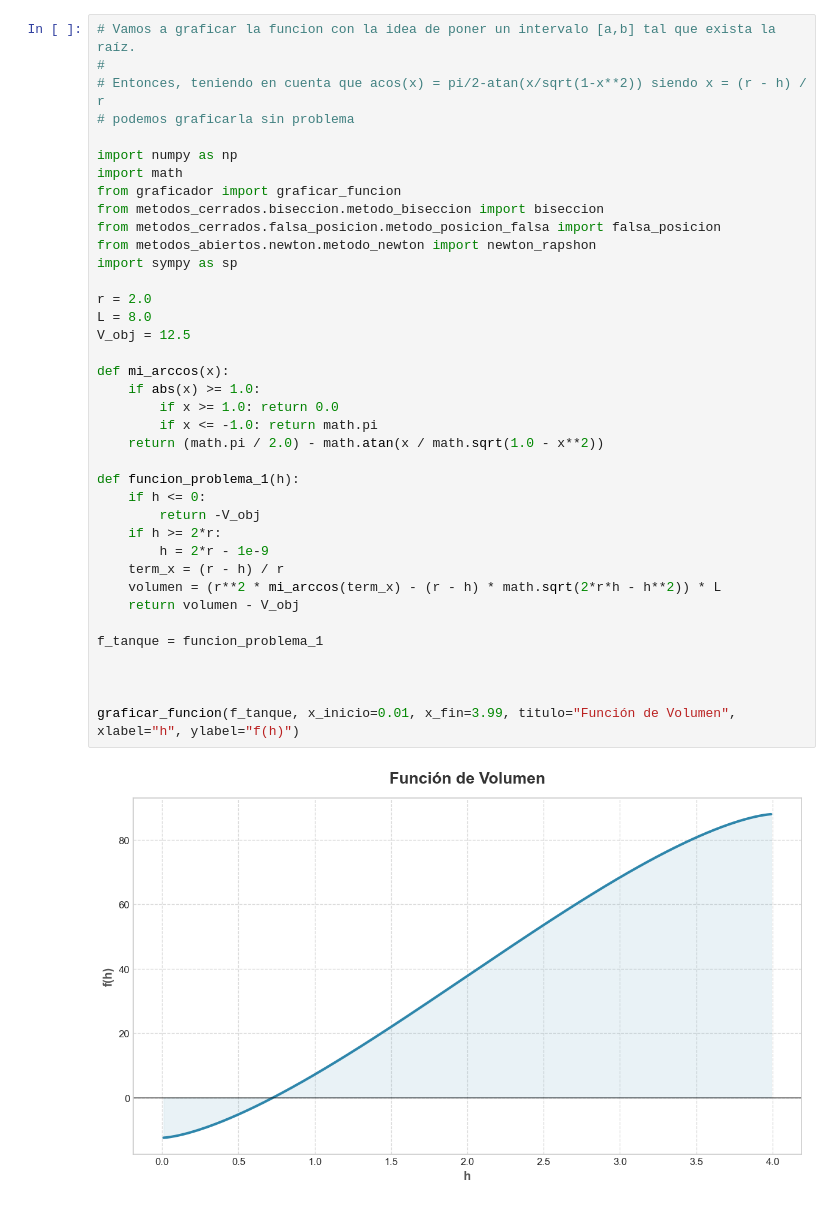
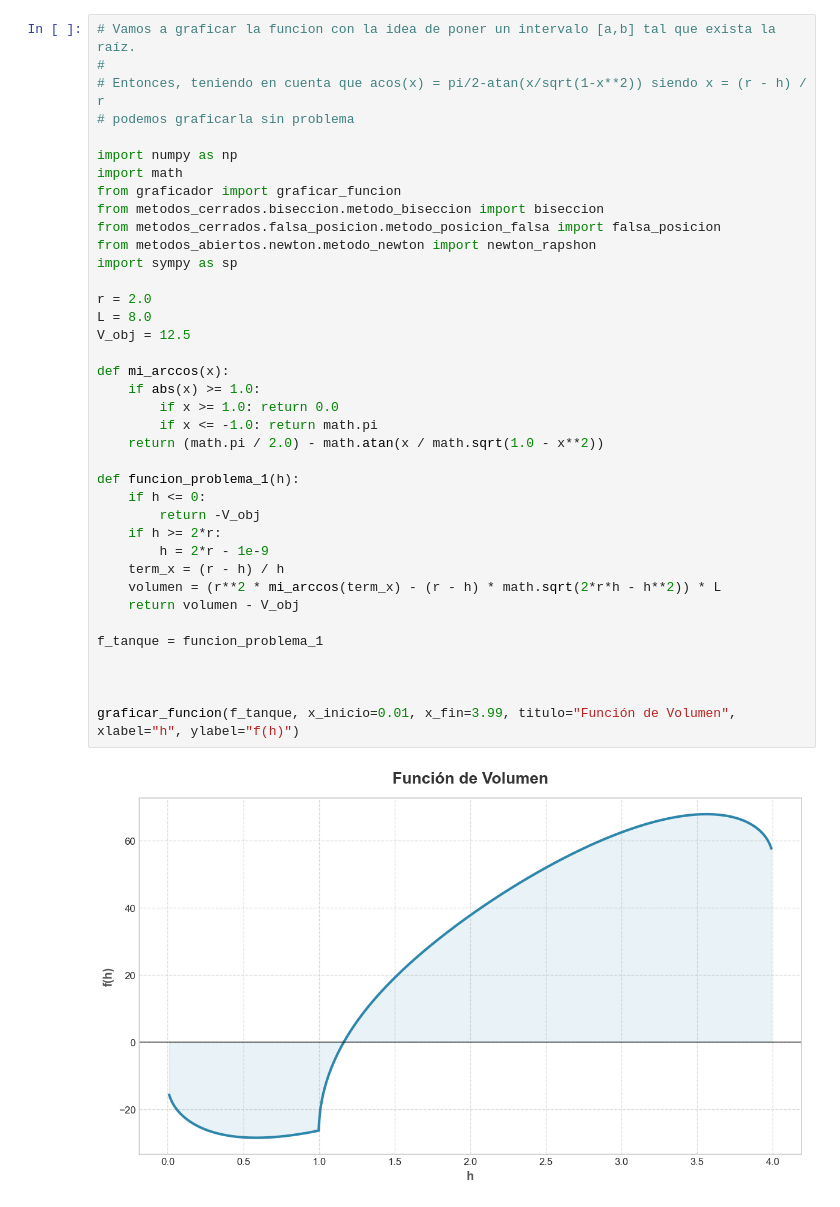
Before and after one commit to andresparceromelo/analisis_numerico, a Jupyter notebook: ceros/punto1_taller.ipynb, the cells around one changed output. Drawn from its saved outputs; the diff is of its cells as text.

```diff
--- a/ceros/punto1_taller.ipynb
+++ b/ceros/punto1_taller.ipynb
@@ -11,35 +11,35 @@ import math
 from graficador import graficar_funcion
 from metodos_cerrados.biseccion.metodo_biseccion import biseccion
 from metodos_cerrados.falsa_posicion.metodo_posicion_falsa import falsa_posicion
 from metodos_abiertos.newton.metodo_newton import newton_rapshon
 import sympy as sp
 
 r = 2.0
 L = 8.0
 V_obj = 12.5
 
 def mi_arccos(x):
     if abs(x) >= 1.0:
         if x >= 1.0: return 0.0
         if x <= -1.0: return math.pi
     return (math.pi / 2.0) - math.atan(x / math.sqrt(1.0 - x**2))
 
 def funcion_problema_1(h):
     if h <= 0:
         return -V_obj
     if h >= 2*r:
         h = 2*r - 1e-9
-    term_x = (r - h) / r
+    term_x = (r - h) / h
     volumen = (r**2 * mi_arccos(term_x) - (r - h) * math.sqrt(2*r*h - h**2)) * L
     return volumen - V_obj
 
 f_tanque = funcion_problema_1
 
 
 
 graficar_funcion(f_tanque, x_inicio=0.01, x_fin=3.99, titulo="Función de Volumen", xlabel="h", ylabel="f(h)")
 # %% [output]
-[figure, old version]
+[figure, new version]
 # %%
 #APROXIMAR h CON UN MÉTODO CERRADO: BISECCIÓN
 
```
Also changed, not shown: parts of 3 cells of this notebook, 2 other files.
